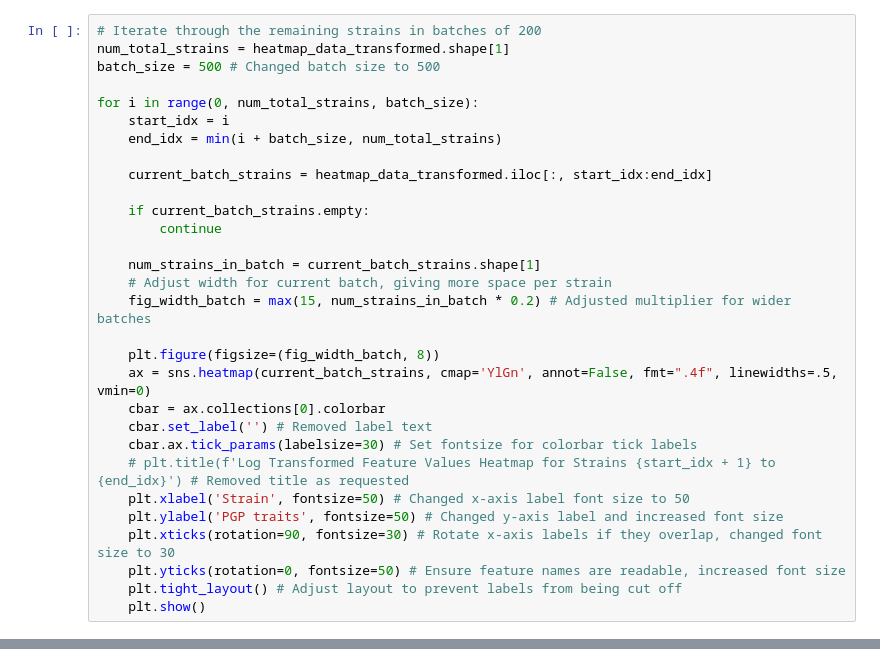
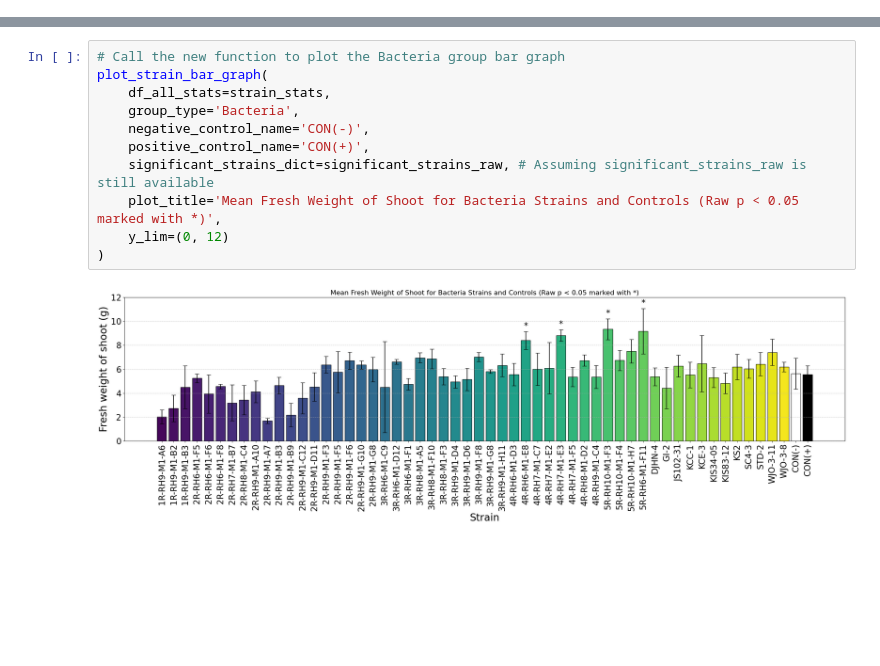
Before and after one commit to jellybbie/study, a Jupyter notebook: scratchpad.ipynb, the cells around one changed output, grey strips where cells are left out. Drawn from its saved outputs; the diff is of its cells as text; blank space fills up the shorter version.

```diff
--- a/scratchpad.ipynb
+++ b/scratchpad.ipynb
@@ -47,30 +2,0 @@ plt.show()
-# %%
-# Iterate through the remaining strains in batches of 200
-num_total_strains = heatmap_data_transformed.shape[1]
-batch_size = 500 # Changed batch size to 500
-
-for i in range(0, num_total_strains, batch_size):
-    start_idx = i
-    end_idx = min(i + batch_size, num_total_strains)
-
-    current_batch_strains = heatmap_data_transformed.iloc[:, start_idx:end_idx]
-
-    if current_batch_strains.empty:
-        continue
-
-    num_strains_in_batch = current_batch_strains.shape[1]
-    # Adjust width for current batch, giving more space per strain
-    fig_width_batch = max(15, num_strains_in_batch * 0.2) # Adjusted multiplier for wider batches
-
-    plt.figure(figsize=(fig_width_batch, 8))
-    ax = sns.heatmap(current_batch_strains, cmap='YlGn', annot=False, fmt=".4f", linewidths=.5, vmin=0)
-    cbar = ax.collections[0].colorbar
-    cbar.set_label('') # Removed label text
-    cbar.ax.tick_params(labelsize=30) # Set fontsize for colorbar tick labels
-    # plt.title(f'Log Transformed Feature Values Heatmap for Strains {start_idx + 1} to {end_idx}') # Removed title as requested
-    plt.xlabel('Strain', fontsize=50) # Changed x-axis label font size to 50
-    plt.ylabel('PGP traits', fontsize=50) # Changed y-axis label and increased font size
-    plt.xticks(rotation=90, fontsize=30) # Rotate x-axis labels if they overlap, changed font size to 30
-    plt.yticks(rotation=0, fontsize=50) # Ensure feature names are readable, increased font size
-    plt.tight_layout() # Adjust layout to prevent labels from being cut off
-    plt.show()
@@ -199,0 +356,13 @@ DataFrame의 처음 5개 행을 표시합니다:
+# %%
+# Call the new function to plot the Bacteria group bar graph
+plot_strain_bar_graph(
+    df_all_stats=strain_stats,
+    group_type='Bacteria',
+    negative_control_name='CON(-)',
+    positive_control_name='CON(+)',
+    significant_strains_dict=significant_strains_raw, # Assuming significant_strains_raw is still available
+    plot_title='Mean Fresh Weight of Shoot for Bacteria Strains and Controls (Raw p < 0.05 marked with *)',
+    y_lim=(0, 12)
+)
+# %% [output]
+[figure, added]
```
Also changed, not shown: parts of 27 cells of this notebook.
